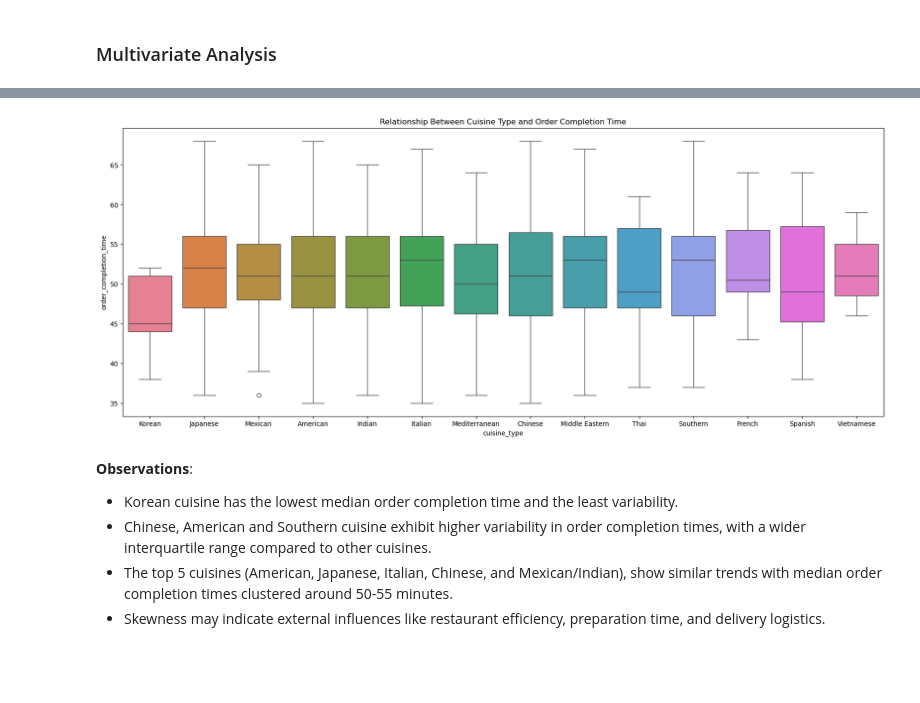
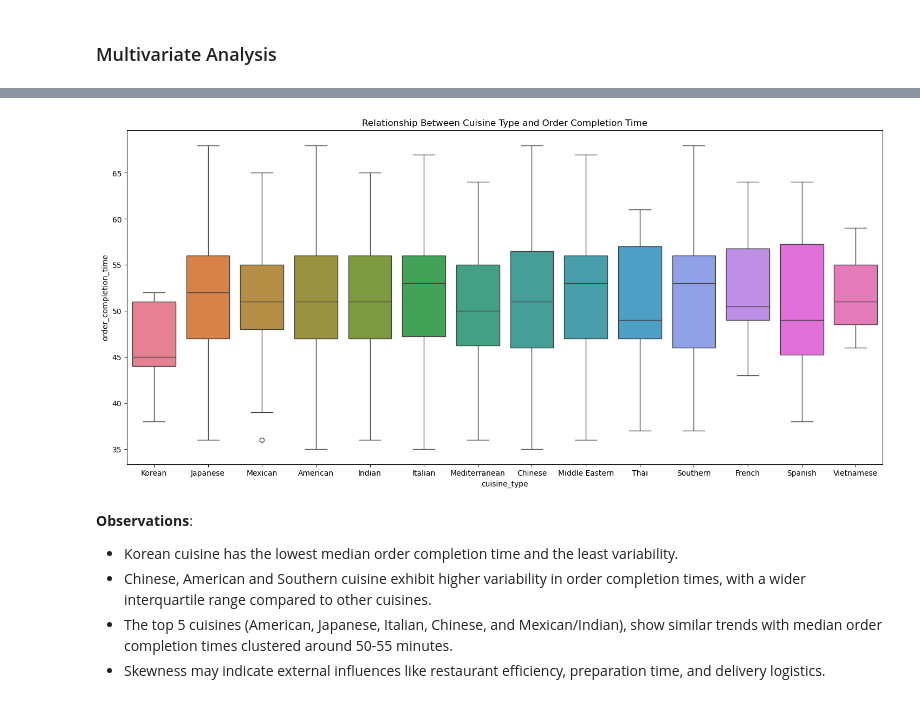
Before and after one commit to tmoesl/customer-demand-analysis, a Jupyter notebook: notebooks/customer-demand-analysis.ipynb, the cells around one changed output, grey strips where cells are left out. Saved outputs shown, nothing was run; the diff lists cells and outputs as text; code cells hidden in the pictures; blank space fills up the shorter version.

```diff
--- a/notebooks/customer-demand-analysis.ipynb
+++ b/notebooks/customer-demand-analysis.ipynb
@@ -772,11 +819,11 @@ plt.show()
 # %%
 # Visualize the relationship between the features 'cuisine_types' and 'order_completion_time' using boxplots
-plt.figure(figsize=(21, 8))
+plt.figure(figsize=(18, 8))
 sns.boxplot(data=df, x="cuisine_type", y="order_completion_time", hue="cuisine_type")
 plt.title(f"Relationship Between Cuisine Type and Order Completion Time")
 plt.show()
 # %% [output]
-[figure, old version]
+[figure, new version]
 # %% [markdown]
 **Observations**:
 - Korean cuisine has the lowest median order completion time and the least variability.
```
Also changed, not shown: parts of 82 cells of this notebook.
